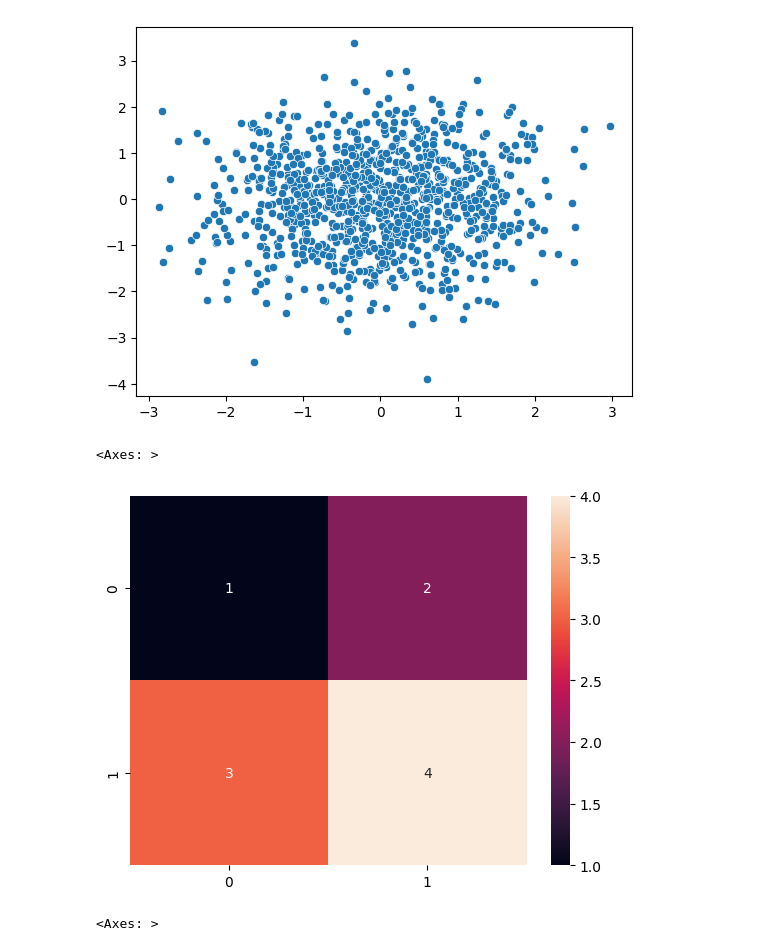
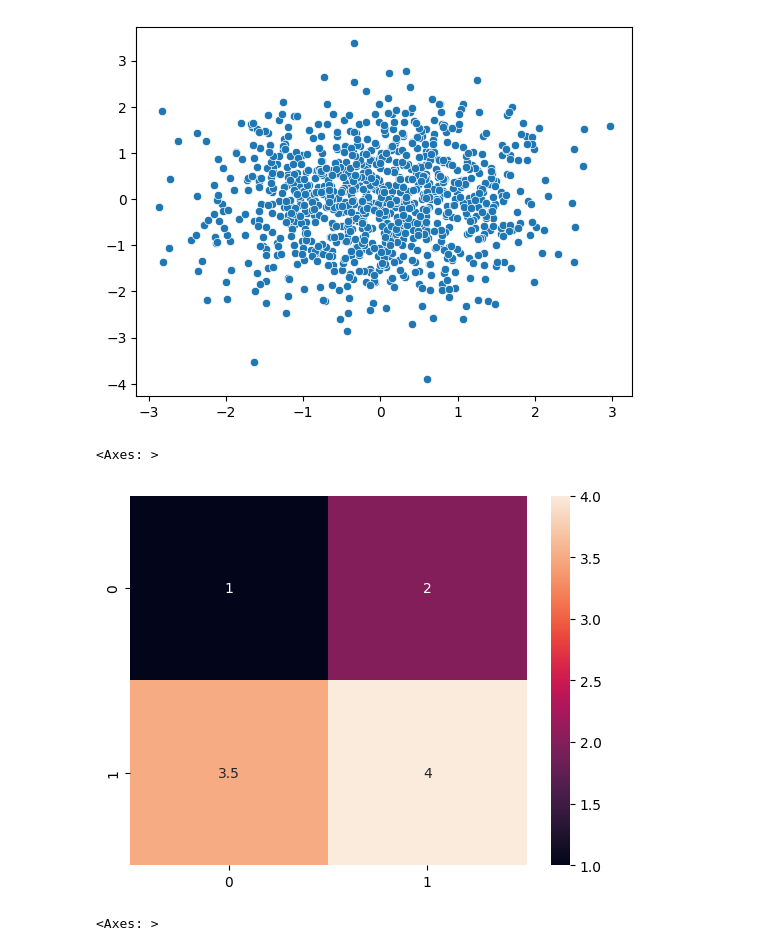
Before and after one commit to harshRaj1601/Python-Data-Science, a Jupyter notebook: visulaization.ipynb, the cells around one changed output. Drawn from its saved outputs; the diff is of its cells as text; code cells hidden in the pictures.

```diff
--- a/visulaization.ipynb
+++ b/visulaization.ipynb
@@ -115,10 +115,10 @@ px.scatter(x,y)
 z = np.random.normal(size=1000)
 px.scatter_3d(x=x,y=y,z=z)
 # %%
-sns.heatmap([[1,2],[3,4]],annot=True)
+sns.heatmap([[1,2],[3.5,4]],annot=True)
 # %% [output]
 <Axes: >
-[figure, old version]
+[figure, new version]
 # %%
 sns.violinplot(x)
 # %% [output]
```
Also changed, not shown: 2 other files.
